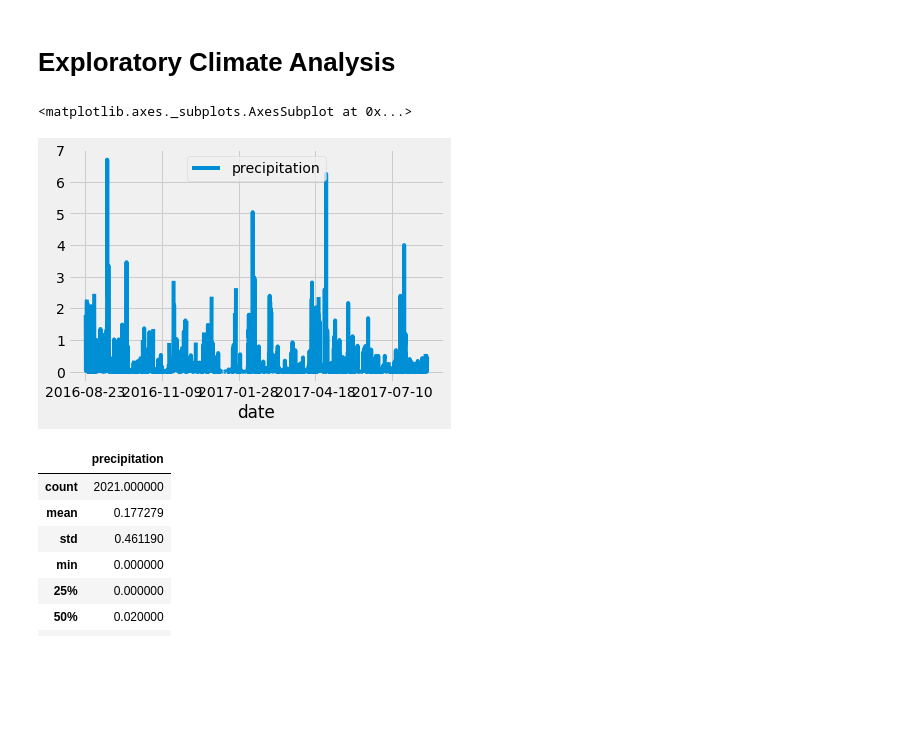
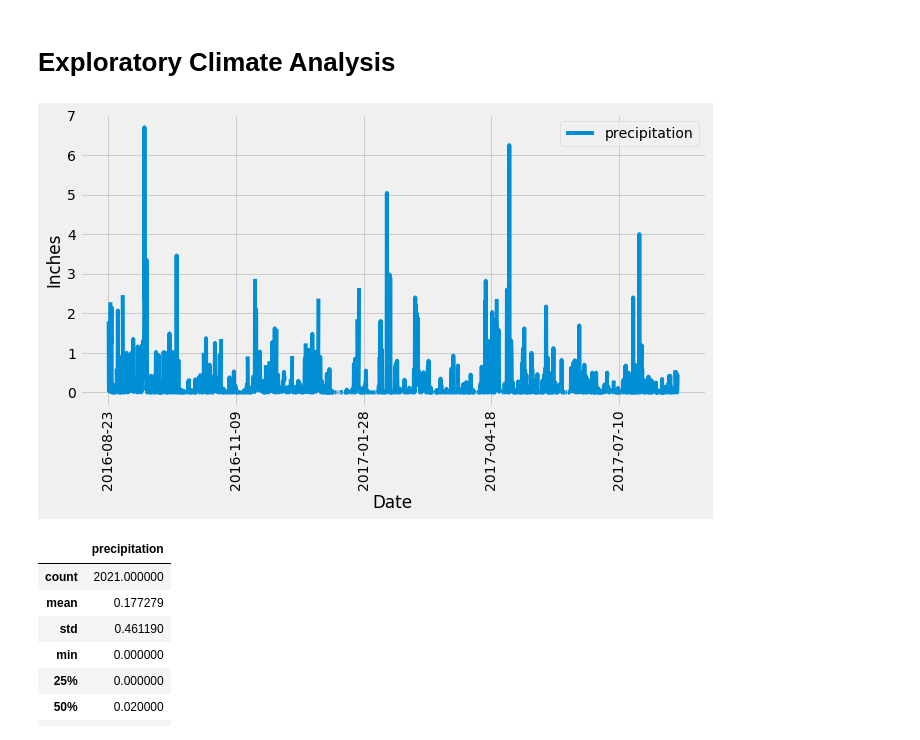
Before and after one commit to Blackfb/SQLAIchemy-Challenge, a Jupyter notebook: Analysis/climate_starter.ipynb, the cells around one changed output. Drawn from its saved outputs; the diff is of its cells as text; code cells hidden in the pictures; blank space fills up the shorter version.

```diff
--- a/Analysis/climate_starter.ipynb
+++ b/Analysis/climate_starter.ipynb
@@ -40,21 +40,24 @@ session = Session(engine)
 # %%
 # Design a query to retrieve the last 12 months of precipitation data and plot the results
 LatestDate = (session.query(Measurement.date).order_by(Measurement.date.desc()).first())
 # print(LatestDate)
 # Calculate the date 1 year ago from the last data point in the database
 PrevYear   = dt.date(2017, 8, 23) - dt.timedelta(days=365)
 # Perform a query to retrieve the data and precipitation scores
 Results    = session.query(Measurement.date, Measurement.prcp).filter(Measurement.date >= PrevYear).all()
 # Save the query results as a Pandas DataFrame and set the index to the date column
 Df = pd.DataFrame(Results, columns=['date', 'precipitation'])
 Df.set_index(Df['date'], inplace=True)
 # Sort the dataframe by date
 Df = Df.sort_index()
 # Use Pandas Plotting with Matplotlib to plot the data
-Df.plot()
+Df.plot   (figsize = (10,5))
+plt.xticks(rotation = 90)
+plt.xlabel('Date')
+plt.ylabel('Inches')
+plt.show()
 # %% [output]
-<matplotlib.axes._subplots.AxesSubplot at 0x...>
-[figure, old version]
+[figure, new version]
 # %%
 # Use Pandas to calcualte the summary statistics for the precipitation data
 Df.describe()
```
Also changed, not shown: parts of 8 cells of this notebook.
